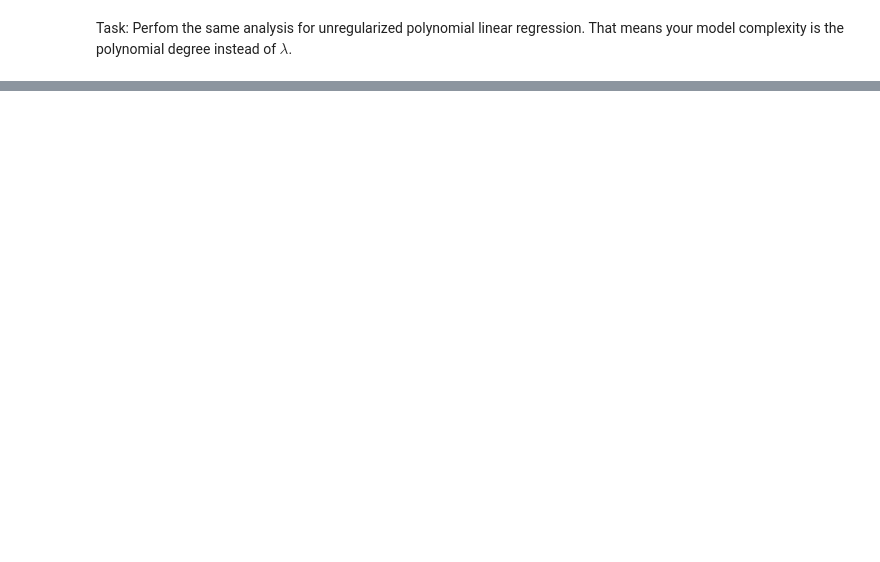
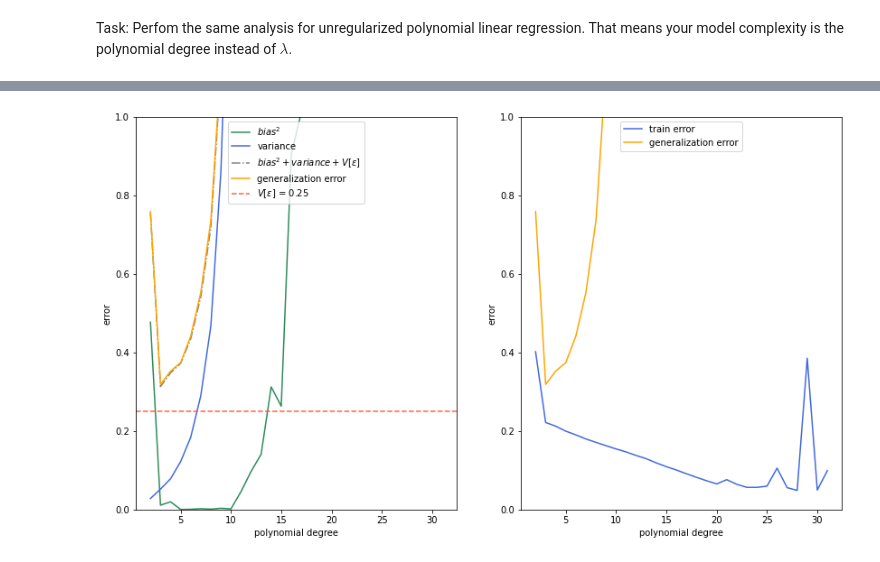
Before and after one commit to leogaube/Introduction-to-Machine-Learning, a Jupyter notebook: PM03/03.2 bias-variance-decomposition.ipynb, the cells around one changed output, grey strips where cells are left out. Drawn from its saved outputs; the diff is of its cells as text; code cells hidden in the pictures; blank space fills up the shorter version.

Commit message:
bias variance decomposition

```diff
--- a/PM03/03.2 bias-variance-decomposition.ipynb
+++ b/PM03/03.2 bias-variance-decomposition.ipynb
@@ -249,0 +220,79 @@ plt.legend(loc='upper center');
+# %%
+rng = np.random.RandomState(1)  # fix rng
+
+m = 35  # data set size
+noise_std = 0.5  # noise standard deviation
+runs = 200  # number of runs
+n_train = int(np.ceil(m * .8))  # number of training points
+
+# create training and test inputs (same for each run)
+x = rng.permutation(np.linspace(-1, 1, m))
+x_train = x[:n_train]
+x_test = x[n_train:]
+
+# create new training and test labels for each run
+y_train = [sample_data(x_train, noise_std, rng) for _ in range(runs)]
+y_test = [sample_data(x_test, noise_std, rng) for _ in range(runs)]
+
+# model complexities to use
+degrees = range(2, 32)
+
+
+def bias_var_decomp(deg):
+    '''calculate bias variance decomposition based on the polynomial degree'''
+    pred_train = np.zeros((runs, len(x_train)))
+    pred_test = np.zeros((runs, len(x_test)))
+    # average over runs
+    for run in range(runs):
+        # train model
+        h = poly_lin_reg(x_train, y_train[run], deg)
+
+        # make predictions on train set
+        pred_train[run, :] = h(x_train)
+
+        # make predictions on test set
+        pred_test[run, :] = h(x_test)
+
+    Eh = np.array(pred_test).mean(0)  # E[h(X)]
+    bias = np.mean((Eh - f(x_test)) ** 2)  # (E[h(X)] - hstar(X))^2
+    variance = np.mean((Eh - pred_test) ** 2)  # (E[h(X)] - h(X))^2
+    train_error = sq_error(pred_train, y_train)
+    test_error = sq_error(pred_test, y_test)
+    return bias, variance, train_error, test_error
+
+
+train_errors = np.zeros((len(degrees),))
+test_errors = np.zeros((len(degrees),))
+biases = np.zeros((len(degrees),))
+variances = np.zeros((len(degrees),))
+
+# loop over model complexities
+for i, deg in enumerate(degrees):
+    biases[i], variances[i], train_errors[i], test_errors[i] = bias_var_decomp(deg)
+
+# create plots
+fig, axs = plt.subplots(1, 2, figsize=(14, 8))
+
+## bias^2 + variance
+plt.sca(axs[0])
+plt.plot(degrees, biases, color='seagreen', label='$bias^2$')
+plt.plot(degrees, variances, color='royalblue', label='variance')
+plt.plot(degrees, biases + variances + noise_std ** 2, linestyle='-.', color='gray',
+         label='$bias^2 + variance + V[\epsilon]$')
+plt.plot(degrees, test_errors, label='generalization error', color='orange')
+plt.axhline(noise_std ** 2, color='tomato', linestyle='--', label=f'$V[\epsilon]$ = {round(noise_std ** 2, 3)}')
+plt.xlabel('polynomial degree')
+plt.ylabel('error')
+plt.ylim([0, 1.]);
+plt.legend(loc='upper center')
+
+## train / test error
+plt.sca(axs[1])
+plt.plot(degrees, train_errors, label='train error', color='royalblue')
+plt.plot(degrees, test_errors, label='generalization error', color='orange')
+plt.ylim([0, 1.]);
+plt.xlabel('polynomial degree')
+plt.ylabel('error')
+plt.legend(loc='upper center');
+# %% [output]
+[figure, added]
```
Also changed, not shown: parts of 8 cells of this notebook, 2 other files.
